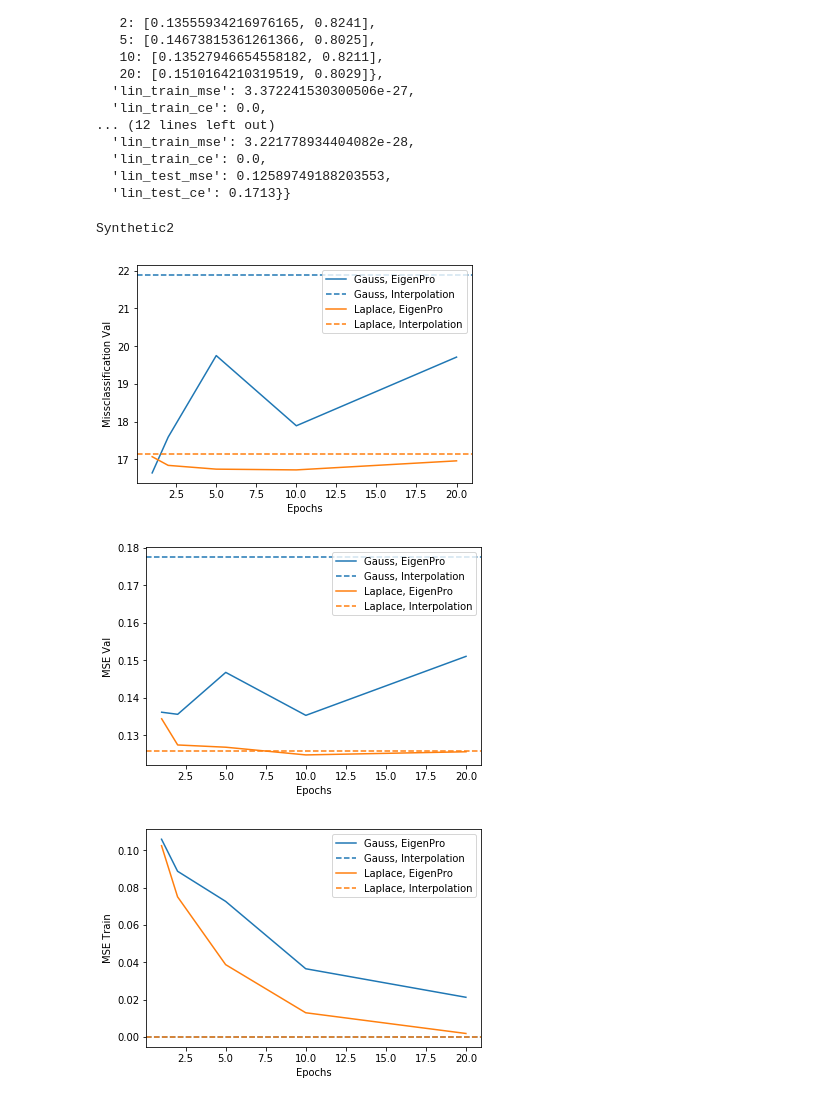
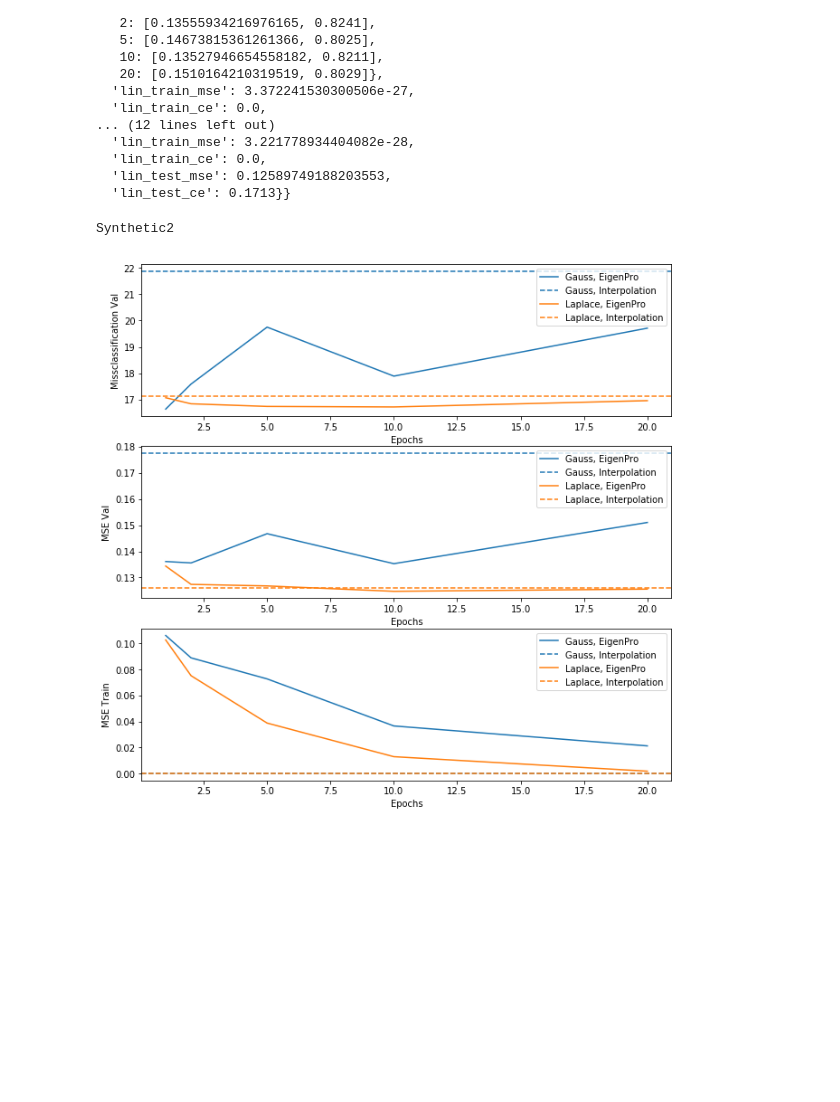
Before and after one commit to johannespitz/kernel-overfitting, a Jupyter notebook: notebooks/Figure1.ipynb, the cells around one changed output. Saved outputs shown, nothing was run; the diff lists cells and outputs as text; code cells hidden in the pictures; blank space fills up the shorter version.

Commit message:
now using subplots

```diff
--- a/notebooks/Figure1.ipynb
+++ b/notebooks/Figure1.ipynb
@@ -2,10 +2,10 @@
 # trainers_dict = eval(open('../output/figure1MNIST-20190516-203439.txt', 'r').read())
 # trainers_dict
 
-dataset_name = 'MNIST'
+# dataset_name = 'MNIST'
 # dataset_name = 'CIPHAR'
 # dataset_name = 'Synthetic1'
-# dataset_name = 'Synthetic2'
+dataset_name = 'Synthetic2'
 
 
 import glob
@@ -36,9 +36,12 @@ trainers_dict
   'lin_test_ce': 0.1713}}
 # %%
 import matplotlib.pyplot as plt
-ax = plt.gca()
 
 print(dataset_name)
+
+fig, axs = plt.subplots(3)
+ax = plt.gca()
+fig.set_size_inches(10.5, 10.5)
 
 for name, trainer in trainers_dict.items():
 
@@ -49,68 +52,54 @@ for name, trainer in trainers_dict.items():
     miss  = [(1 - x[1]) * 100 for x in dic.values()]
 
     color = next(ax._get_lines.prop_cycler)['color']
-    plt.plot(epoch, miss, label=name + ', EigenPro', color=color)
-    plt.axhline(y=trainer['lin_test_ce'] * 100, label=name + ', Interpolation', linestyle='--', color=color)
+    axs[0].plot(epoch, miss, label=name + ', EigenPro', color=color)
+    axs[0].axhline(y=trainer['lin_test_ce'] * 100, label=name + ', Interpolation', linestyle='--', color=color)
 
-plt.xlabel('Epochs')
-plt.ylabel('Missclassification Val')
-plt.legend(loc='upper right')
-
-import matplotlib2tikz
-filename = '../tikz/Figure1_' + dataset_name + '_ce_test.tex'
-matplotlib2tikz.save(filename)
-
-plt.show()
+axs[0].set_xlabel('Epochs')
+axs[0].set_ylabel('Missclassification Val')
+axs[0].legend(loc='upper right')
 
 ax.set_prop_cycle(None)
 
 for name, trainer in trainers_dict.items():
 
     dic = trainer['te_scores']
 
     epoch = [x for x in dic.keys()]
     mse   = [x[0] for x in dic.values()]
     miss  = [x[1] for x in dic.values()]
 
     color = next(ax._get_lines.prop_cycler)['color']
-    plt.plot(epoch, mse, label=name + ', EigenPro', color=color)
-    plt.axhline(y=trainer['lin_test_mse'], label=name + ', Interpolation', linestyle='--', color=color)
+    axs[1].plot(epoch, mse, label=name + ', EigenPro', color=color)
+    axs[1].axhline(y=trainer['lin_test_mse'], label=name + ', Interpolation', linestyle='--', color=color)
 
-plt.xlabel('Epochs')
-plt.ylabel('MSE Val')
-plt.legend(loc='upper right')
-
-import matplotlib2tikz
-filename = '../tikz/Figure1_' + dataset_name + '_mse_test.tex'
-matplotlib2tikz.save(filename)
-
-plt.show()
+axs[1].set_xlabel('Epochs')
+axs[1].set_ylabel('MSE Val')
+axs[1].legend(loc='upper right')
 
 ax.set_prop_cycle(None)
 
 for name, trainer in trainers_dict.items():
 
     dic = trainer['tr_scores']
 
     epoch = [x for x in dic.keys()]
     mse   = [x[0] for x in dic.values()]
     miss  = [x[1] for x in dic.values()]
 
     color = next(ax._get_lines.prop_cycler)['color']
-    plt.plot(epoch, mse, label=name + ', EigenPro', color=color)
-    plt.axhline(y=trainer['lin_train_mse'], label=name + ', Interpolation', linestyle='--', color=color)
+    axs[2].plot(epoch, mse, label=name + ', EigenPro', color=color)
+    axs[2].axhline(y=trainer['lin_train_mse'], label=name + ', Interpolation', linestyle='--', color=color)
 
-plt.xlabel('Epochs')
-plt.ylabel('MSE Train')
-plt.legend(loc='upper right')
+axs[2].set_xlabel('Epochs')
+axs[2].set_ylabel('MSE Train')
+axs[2].legend(loc='upper right')
 
 import matplotlib2tikz
-filename = '../tikz/Figure1_' + dataset_name + '_mse_train.tex'
+filename = '../tikz/Figure1_' + dataset_name + '.tex'
 matplotlib2tikz.save(filename)
 
 plt.show()
 # %% [output]
 Synthetic2
-[figure, old version]
+[figure, new version]
-[figure, removed]
-[figure, removed]
```
Also changed, not shown: parts of 2 cells of this notebook, 46 other files.
